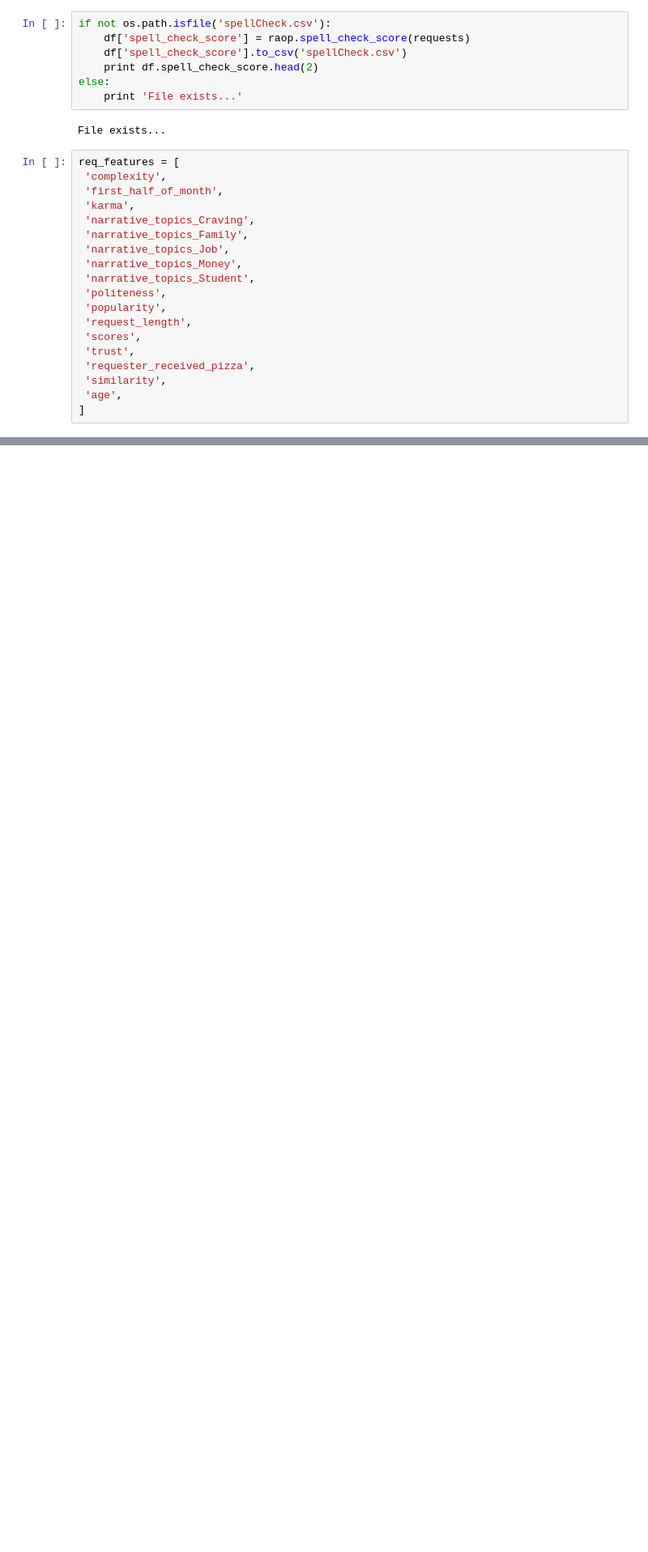
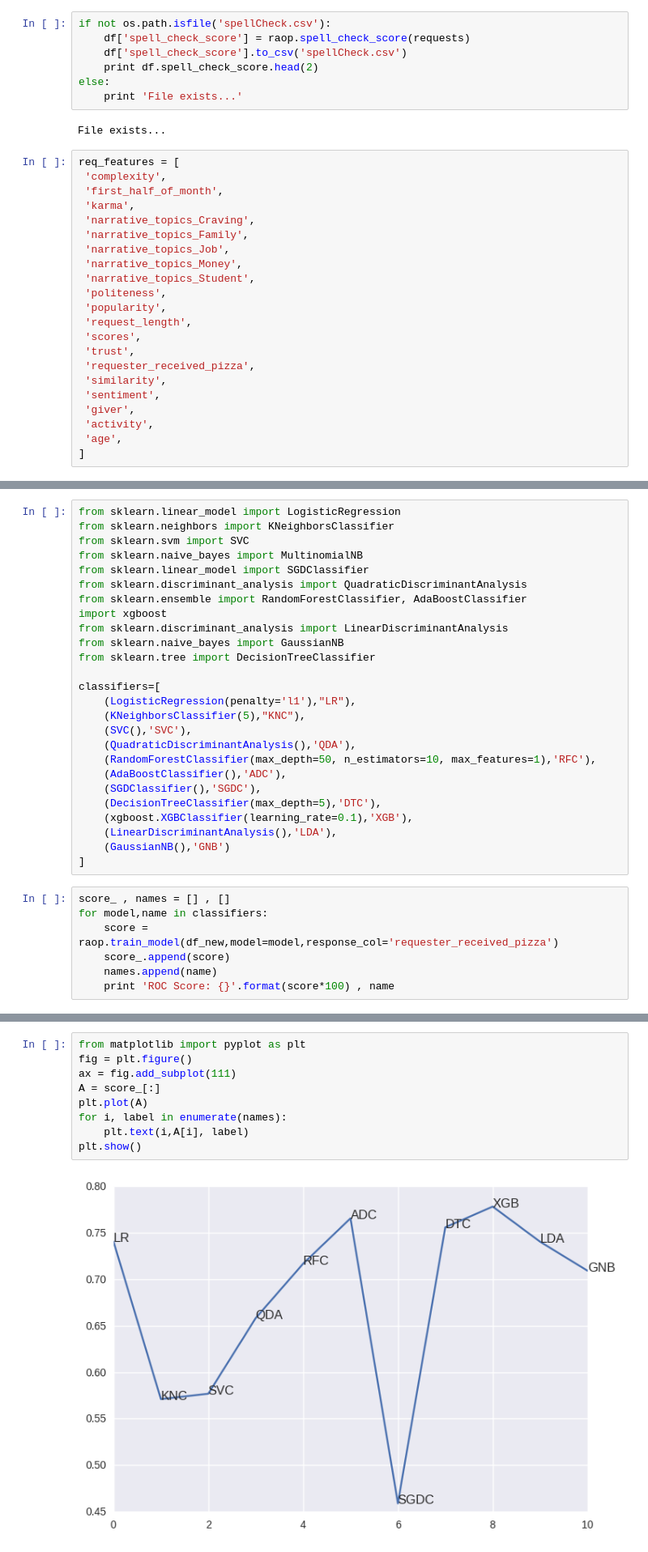
Before and after one commit to rurouni-najeeb/Random_Acts_Of_Pizza, a Jupyter notebook: Features.ipynb, the cells around one changed output, grey strips where cells are left out. Shown at 81% size. Cells and saved outputs as stored; diff of their text form; blank space fills up the shorter version.

Commit message:
Activity and Sentiment Added
Comparison between models.

```diff
--- a/Features.ipynb
+++ b/Features.ipynb
@@ -315,6 +330,9 @@ req_features = [
  'trust',
  'requester_received_pizza',
  'similarity',
+ 'sentiment',
+ 'giver',
+ 'activity',
  'age',
 ]
 # %%
@@ -334,0 +355,33 @@ ROC Score: 71.5838566646
+# %%
+from sklearn.linear_model import LogisticRegression
+from sklearn.neighbors import KNeighborsClassifier
+from sklearn.svm import SVC
+from sklearn.naive_bayes import MultinomialNB
+from sklearn.linear_model import SGDClassifier
+from sklearn.discriminant_analysis import QuadraticDiscriminantAnalysis
+from sklearn.ensemble import RandomForestClassifier, AdaBoostClassifier
+import xgboost
+from sklearn.discriminant_analysis import LinearDiscriminantAnalysis
+from sklearn.naive_bayes import GaussianNB
+from sklearn.tree import DecisionTreeClassifier
+
+classifiers=[
+    (LogisticRegression(penalty='l1'),"LR"),
+    (KNeighborsClassifier(5),"KNC"),
+    (SVC(),'SVC'),
+    (QuadraticDiscriminantAnalysis(),'QDA'),
+    (RandomForestClassifier(max_depth=50, n_estimators=10, max_features=1),'RFC'),
+    (AdaBoostClassifier(),'ADC'),
+    (SGDClassifier(),'SGDC'),
+    (DecisionTreeClassifier(max_depth=5),'DTC'),
+    (xgboost.XGBClassifier(learning_rate=0.1),'XGB'),
+    (LinearDiscriminantAnalysis(),'LDA'),
+    (GaussianNB(),'GNB')
+]
+# %%
+score_ , names = [] , []
+for model,name in classifiers:
+    score = raop.train_model(df_new,model=model,response_col='requester_received_pizza')
+    score_.append(score)
+    names.append(name)
+    print 'ROC Score: {}'.format(score*100) , name
@@ -334,0 +400,11 @@ ROC Score: 71.5838566646
+# %%
+from matplotlib import pyplot as plt
+fig = plt.figure()
+ax = fig.add_subplot(111)
+A = score_[:]
+plt.plot(A)
+for i, label in enumerate(names):
+    plt.text(i,A[i], label)
+plt.show()
+# %% [output]
+[figure, added]
```
Also changed, not shown: parts of 7 cells of this notebook.
